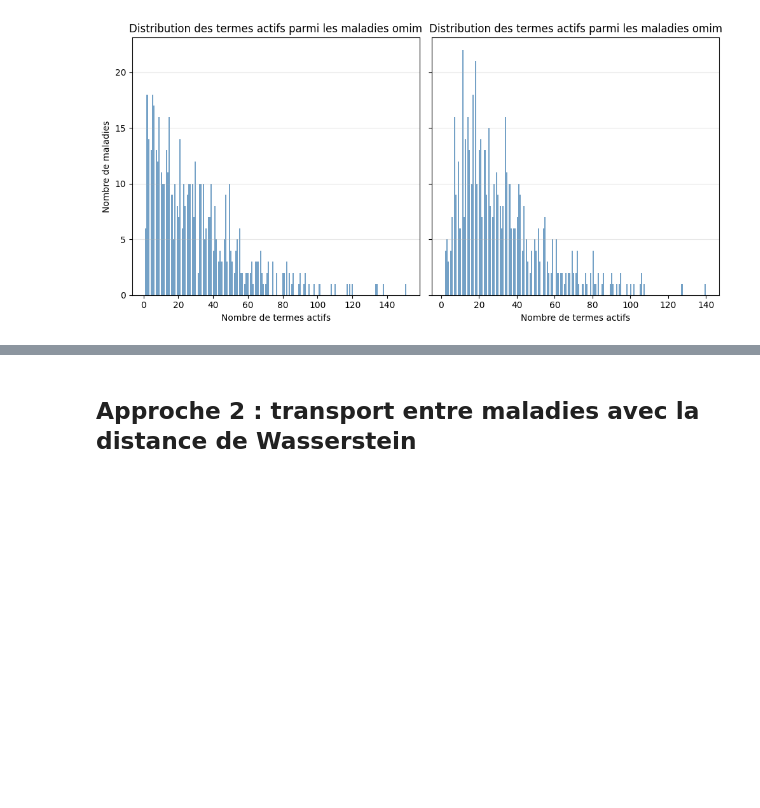
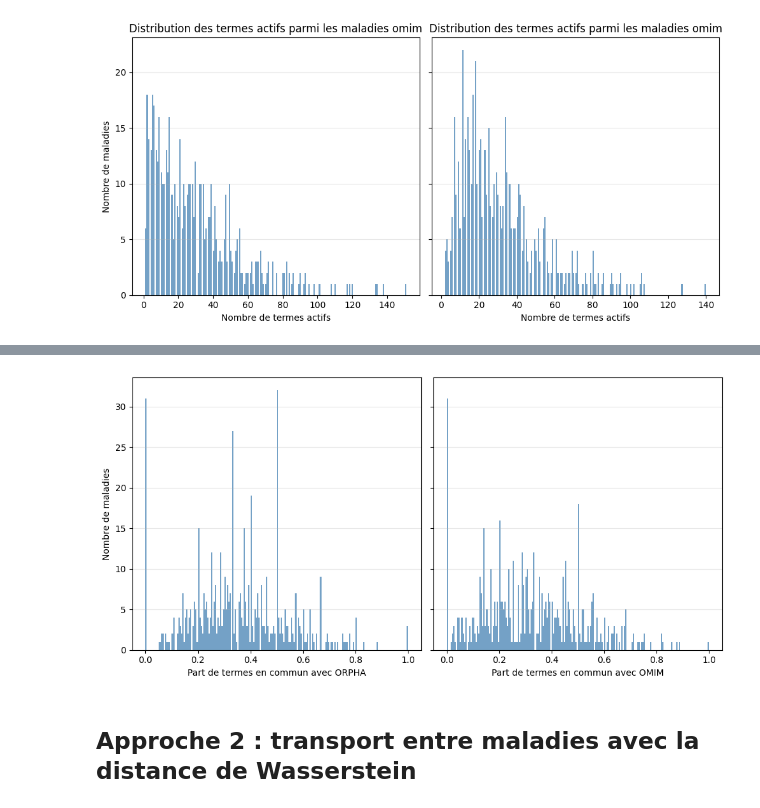
Before and after one commit to averniere/OT_simulation_maladies, a Jupyter notebook: Embeddings/test.ipynb, the cells around one changed output, grey strips where cells are left out. Drawn from its saved outputs; the diff is of its cells as text; code cells hidden in the pictures; blank space fills up the shorter version.

```diff
--- a/Embeddings/test.ipynb
+++ b/Embeddings/test.ipynb
@@ -1645,6 +1682,31 @@ def len_active_terms(row, hpo_cols, node2id, deprecated):
 
 df_omim['active terms']=df_omim.apply(len_active_terms, axis=1, args=(hpo_cols, node2id_w, deprecated))
 df_orpha["active terms"]=df_orpha.apply(len_active_terms, axis=1, args=(hpo_cols, node2id_w, deprecated))
+# %%
+# Termes en commun
+common_terms = {}
+for (i, j) in df_gt_set:
+    omim_terms  = set(df_omim.iloc[i][hpo_cols][df_omim.iloc[i][hpo_cols] == 1].index)
+    orpha_terms = set(df_orpha.iloc[j][hpo_cols][df_orpha.iloc[j][hpo_cols] == 1].index)
+    common_terms[(i, j)] = omim_terms & orpha_terms
+
+omim_common_terms = {i: list(terms) for (i, j), terms in common_terms.items()}
+omim_common_count = {i: len(terms) for (i, j), terms in common_terms.items()}
+
+df_omim['gt_common_terms'] = [omim_common_terms.get(i, None) for i in range(len(df_omim))]
+df_omim['gt_common_count'] = [omim_common_count.get(i, 0) for i in range(len(df_omim))]
+
+orpha_common_terms = {j: list(terms) for (i, j), terms in common_terms.items()}
+orpha_common_count = {j: len(terms) for (i, j), terms in common_terms.items()}
+
+df_orpha['gt_common_terms'] = [orpha_common_terms.get(j, None) for j in range(len(df_orpha))]
+df_orpha['gt_common_count'] = [orpha_common_count.get(j, 0) for j in range(len(df_orpha))]
+
+gt_omim2orpha = {i: j for (i, j) in df_gt_set}
+gt_orpha2omim = {j: i for (i, j) in df_gt_set}
+
+df_omim['disease_id'] = [idx2orpha.get(gt_omim2orpha.get(i), None)  for i in range(len(df_omim))]
+df_orpha['disease_id'] = [idx2omim.get(gt_orpha2omim.get(j), None) for j in range(len(df_orpha))]
 # %%
 fig, axes = plt.subplots(1, 2, figsize=(10, 5), sharey=True)
 
@@ -1671,2 +1761,24 @@ plt.show()
+# %%
+# Termes partagés
+fig, axes = plt.subplots(1, 2, figsize=(10, 5), sharey=True)
+
+ax = axes[0]
+sns.histplot(df_omim["gt_common_count"]/df_omim["active terms"], bins=200, ax=ax, color='steelblue', edgecolor='none')
+
+ax.set_xlabel("Part de termes en commun avec ORPHA")
+ax.set_ylabel("Nombre de maladies")
+ax.grid(axis='y', alpha=0.3)
+
+ax = axes[1]
+sns.histplot(df_orpha["gt_common_count"]/df_orpha["active terms"], bins=200, ax=ax, color='steelblue', edgecolor='none')
+
+ax.set_xlabel("Part de termes en commun avec OMIM")
+ax.set_ylabel("Nombre de maladies")
+ax.grid(axis='y', alpha=0.3)
+
+plt.tight_layout()
+plt.show()
+# %% [output]
+[figure, added]
 # %% [markdown]
 ## Approche 2 : transport entre maladies avec la distance de Wasserstein
```
Also changed, not shown: parts of 7 cells of this notebook.
